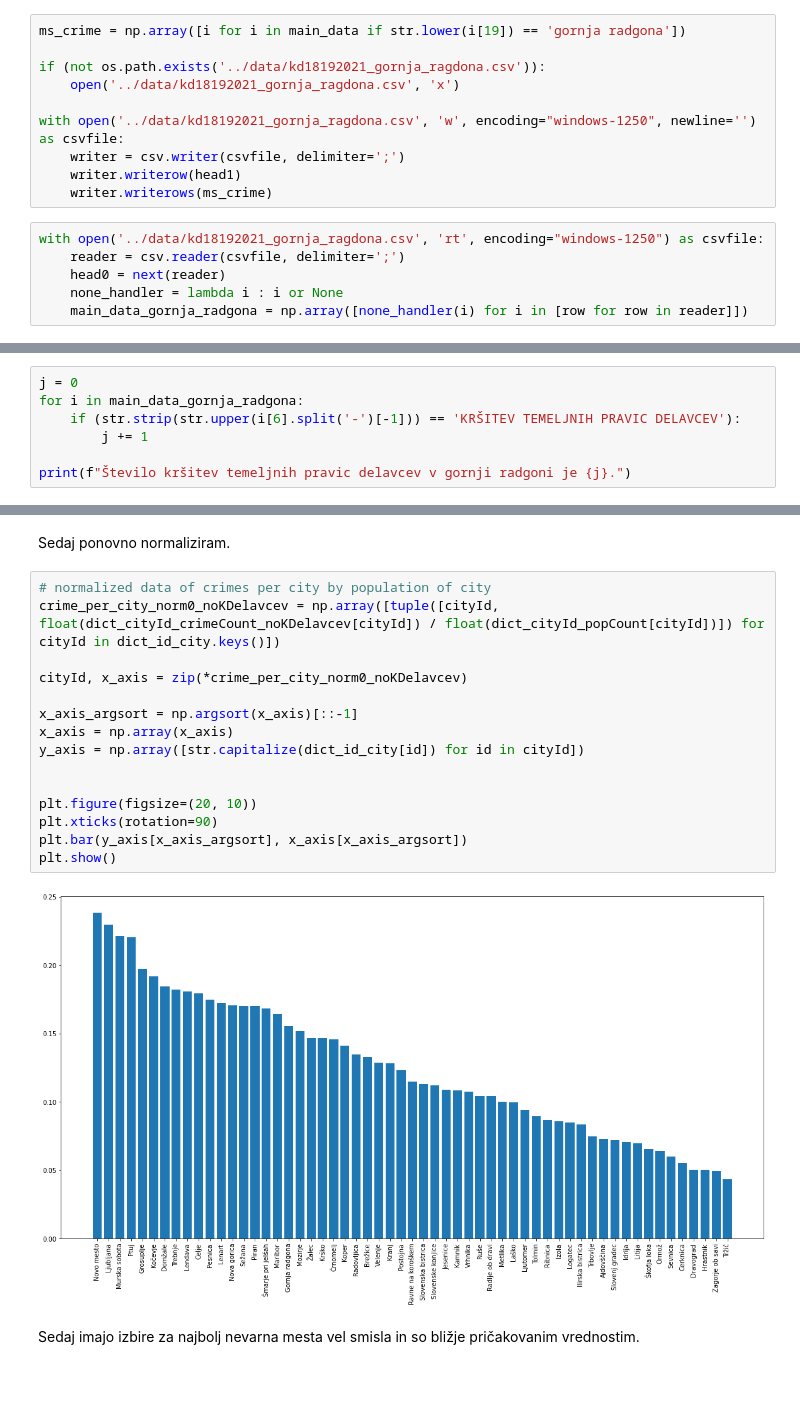
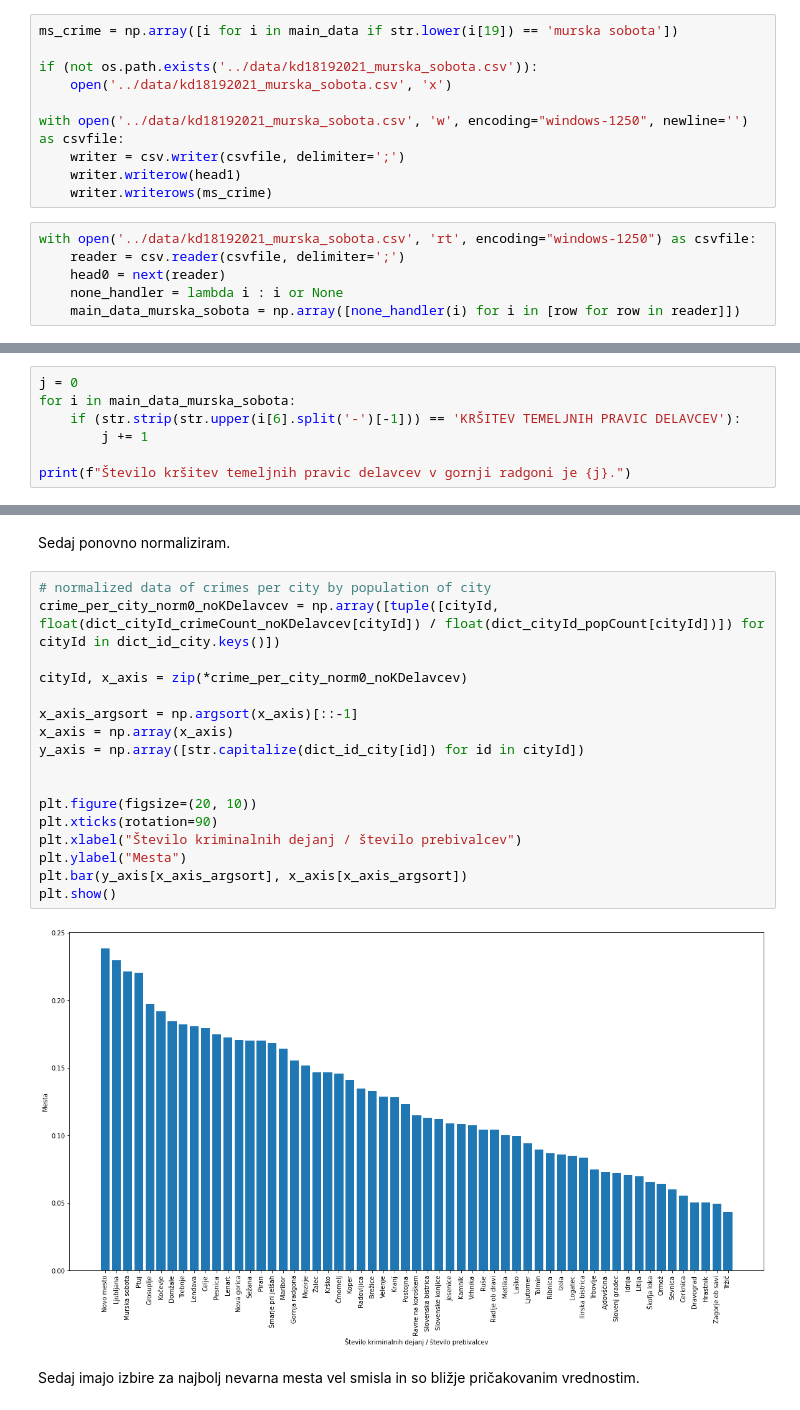
Before and after one commit to zrezke/PR21mlfjis, a Jupyter notebook: data_processing/ml_varnost_posameznih_obcin.ipynb, the cells around one changed output, grey strips where cells are left out. Cells and saved outputs as stored; diff of their text form; blank space fills up the shorter version.

```diff
--- a/data_processing/ml_varnost_posameznih_obcin.ipynb
+++ b/data_processing/ml_varnost_posameznih_obcin.ipynb
@@ -153,19 +155,19 @@ plt.show()
 Murska sobota vrne največjo vrednost normaliziranega števila kriminala s številom prebivalcev. Zakaj?
 Vse primere zločina v Murski Soboti bom zapisal v datoteko.
 # %%
-ms_crime = np.array([i for i in main_data if str.lower(i[19]) == 'gornja radgona'])
+ms_crime = np.array([i for i in main_data if str.lower(i[19]) == 'murska sobota'])
 
-if (not os.path.exists('../data/kd18192021_gornja_ragdona.csv')):
-    open('../data/kd18192021_gornja_ragdona.csv', 'x')
+if (not os.path.exists('../data/kd18192021_murska_sobota.csv')):
+    open('../data/kd18192021_murska_sobota.csv', 'x')
 
-with open('../data/kd18192021_gornja_ragdona.csv', 'w', encoding="windows-1250", newline='') as csvfile:
+with open('../data/kd18192021_murska_sobota.csv', 'w', encoding="windows-1250", newline='') as csvfile:
     writer = csv.writer(csvfile, delimiter=';')
     writer.writerow(head1)
     writer.writerows(ms_crime)
 # %%
-with open('../data/kd18192021_gornja_ragdona.csv', 'rt', encoding="windows-1250") as csvfile:
+with open('../data/kd18192021_murska_sobota.csv', 'rt', encoding="windows-1250") as csvfile:
     reader = csv.reader(csvfile, delimiter=';')
     head0 = next(reader)
     none_handler = lambda i : i or None
-    main_data_gornja_radgona = np.array([none_handler(i) for i in [row for row in reader]])
+    main_data_murska_sobota = np.array([none_handler(i) for i in [row for row in reader]])
 # %%
@@ -190,7 +194,7 @@ plt.show()
 Kršitev temeljnih pravic delavcev je največ. Izpišem jih:
 # %%
 j = 0
-for i in main_data_gornja_radgona:
+for i in main_data_murska_sobota:
     if (str.strip(str.upper(i[6].split('-')[-1])) == 'KRŠITEV TEMELJNIH PRAVIC DELAVCEV'):
         j += 1
 
@@ -235,19 +239,21 @@ Sedaj ponovno normaliziram.
 # %%
 # normalized data of crimes per city by population of city
 crime_per_city_norm0_noKDelavcev = np.array([tuple([cityId, float(dict_cityId_crimeCount_noKDelavcev[cityId]) / float(dict_cityId_popCount[cityId])]) for cityId in dict_id_city.keys()])
 
 cityId, x_axis = zip(*crime_per_city_norm0_noKDelavcev)
 
 x_axis_argsort = np.argsort(x_axis)[::-1]
 x_axis = np.array(x_axis)
 y_axis = np.array([str.capitalize(dict_id_city[id]) for id in cityId])
 
 
 plt.figure(figsize=(20, 10))
 plt.xticks(rotation=90)
+plt.xlabel("Število kriminalnih dejanj / število prebivalcev")
+plt.ylabel("Mesta")
 plt.bar(y_axis[x_axis_argsort], x_axis[x_axis_argsort])
 plt.show()
 # %% [output]
-[figure, old version]
+[figure, new version]
 # %% [markdown]
 Sedaj imajo izbire za najbolj nevarna mesta vel smisla in so bližje pričakovanim vrednostim.
```
Also changed, not shown: parts of 5 cells of this notebook, 10 other files.
